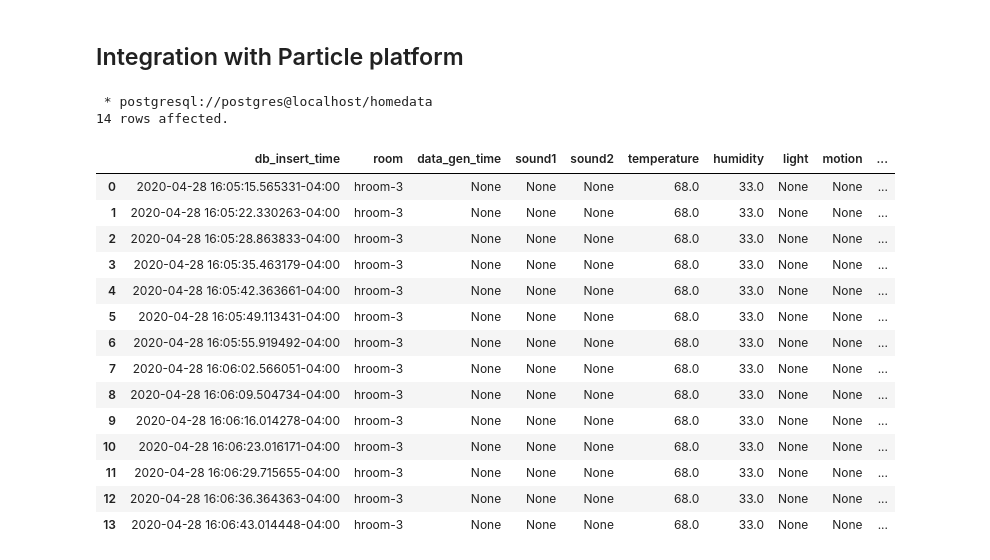
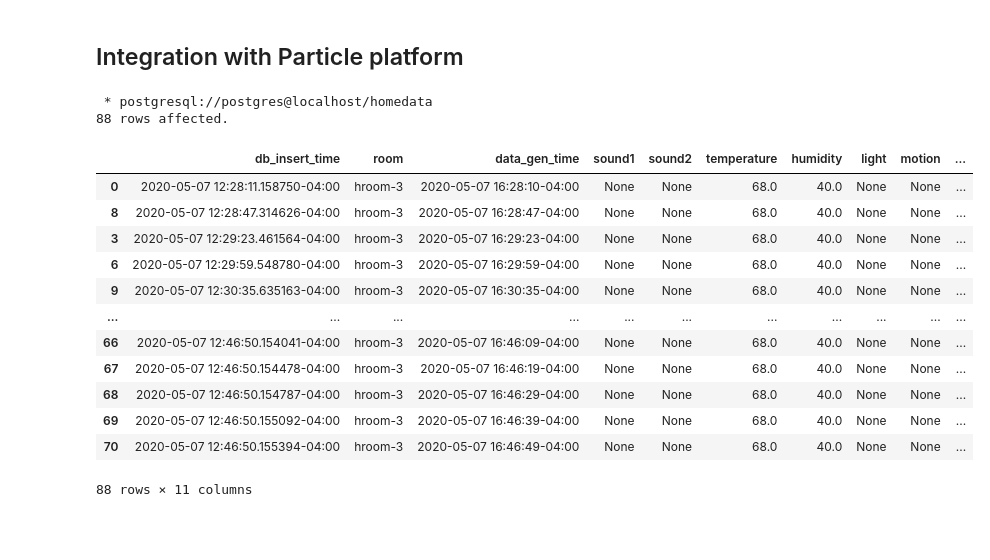
Before and after one commit to HeesukSon/home-sensor-project, a Jupyter notebook: server-notebook/iot-data-visualize.ipynb, the cells around one changed output. Cells and saved outputs as stored; diff of their text form; code cells hidden in the pictures; blank space fills up the shorter version.

```diff
--- a/server-notebook/iot-data-visualize.ipynb
+++ b/server-notebook/iot-data-visualize.ipynb
@@ -169,26 +172,22 @@ plt.show()
 # %% [markdown]
 ## Integration with Particle platform
 # %%
-hroom3_result = %sql SELECT * FROM sensor_data WHERE db_insert_time > now() - interval '1 hours' AND room = 'hroom-3'
+hroom3_result = %sql SELECT * FROM sensor_data WHERE db_insert_time > now() - interval '1 hours' AND room = 'hroom-3' AND data_gen_time is NOT NULL
 df = hroom3_result.DataFrame()
+df.sort_values(by=['db_insert_time'])
 # %% [output]
  * postgresql://postgres@localhost/homedata
-14 rows affected.
+88 rows affected.
+|  | db_insert_time | room | data_gen_time | sound1 | sound2 | temperature | humidity | light | motion | ... |
+| 0 | 2020-05-07 12:28:11.158750-04:00 | hroom-3 | 2020-05-07 16:28:10-04:00 | None | None | 68.0 | 40.0 | None | None | ... |
+| 8 | 2020-05-07 12:28:47.314626-04:00 | hroom-3 | 2020-05-07 16:28:47-04:00 | None | None | 68.0 | 40.0 | None | None | ... |
+| 3 | 2020-05-07 12:29:23.461564-04:00 | hroom-3 | 2020-05-07 16:29:23-04:00 | None | None | 68.0 | 40.0 | None | None | ... |
+| 6 | 2020-05-07 12:29:59.548780-04:00 | hroom-3 | 2020-05-07 16:29:59-04:00 | None | None | 68.0 | 40.0 | None | None | ... |
+| 9 | 2020-05-07 12:30:35.635163-04:00 | hroom-3 | 2020-05-07 16:30:35-04:00 | None | None | 68.0 | 40.0 | None | None | ... |
+| ... | ... | ... | ... | ... | ... | ... | ... | ... | ... | ... |
+| 66 | 2020-05-07 12:46:50.154041-04:00 | hroom-3 | 2020-05-07 16:46:09-04:00 | None | None | 68.0 | 40.0 | None | None | ... |
+| 67 | 2020-05-07 12:46:50.154478-04:00 | hroom-3 | 2020-05-07 16:46:19-04:00 | None | None | 68.0 | 40.0 | None | None | ... |
+| 68 | 2020-05-07 12:46:50.154787-04:00 | hroom-3 | 2020-05-07 16:46:29-04:00 | None | None | 68.0 | 40.0 | None | None | ... |
+| 69 | 2020-05-07 12:46:50.155092-04:00 | hroom-3 | 2020-05-07 16:46:39-04:00 | None | None | 68.0 | 40.0 | None | None | ... |
+| 70 | 2020-05-07 12:46:50.155394-04:00 | hroom-3 | 2020-05-07 16:46:49-04:00 | None | None | 68.0 | 40.0 | None | None | ... |
+88 rows × 11 columns
-# %%
-df
-# %% [output]
-|  | db_insert_time | room | data_gen_time | sound1 | sound2 | temperature | humidity | light | motion | ... |
-| 0 | 2020-04-28 16:05:15.565331-04:00 | hroom-3 | None | None | None | 68.0 | 33.0 | None | None | ... |
-| 1 | 2020-04-28 16:05:22.330263-04:00 | hroom-3 | None | None | None | 68.0 | 33.0 | None | None | ... |
-| 2 | 2020-04-28 16:05:28.863833-04:00 | hroom-3 | None | None | None | 68.0 | 33.0 | None | None | ... |
-| 3 | 2020-04-28 16:05:35.463179-04:00 | hroom-3 | None | None | None | 68.0 | 33.0 | None | None | ... |
-| 4 | 2020-04-28 16:05:42.363661-04:00 | hroom-3 | None | None | None | 68.0 | 33.0 | None | None | ... |
-| 5 | 2020-04-28 16:05:49.113431-04:00 | hroom-3 | None | None | None | 68.0 | 33.0 | None | None | ... |
-| 6 | 2020-04-28 16:05:55.919492-04:00 | hroom-3 | None | None | None | 68.0 | 33.0 | None | None | ... |
-| 7 | 2020-04-28 16:06:02.566051-04:00 | hroom-3 | None | None | None | 68.0 | 33.0 | None | None | ... |
-| 8 | 2020-04-28 16:06:09.504734-04:00 | hroom-3 | None | None | None | 68.0 | 33.0 | None | None | ... |
-| 9 | 2020-04-28 16:06:16.014278-04:00 | hroom-3 | None | None | None | 68.0 | 33.0 | None | None | ... |
-| 10 | 2020-04-28 16:06:23.016171-04:00 | hroom-3 | None | None | None | 68.0 | 33.0 | None | None | ... |
-| 11 | 2020-04-28 16:06:29.715655-04:00 | hroom-3 | None | None | None | 68.0 | 33.0 | None | None | ... |
-| 12 | 2020-04-28 16:06:36.364363-04:00 | hroom-3 | None | None | None | 68.0 | 33.0 | None | None | ... |
-| 13 | 2020-04-28 16:06:43.014448-04:00 | hroom-3 | None | None | None | 68.0 | 33.0 | None | None | ... |
```
Also changed, not shown: parts of 11 cells of this notebook, 1 other file.
